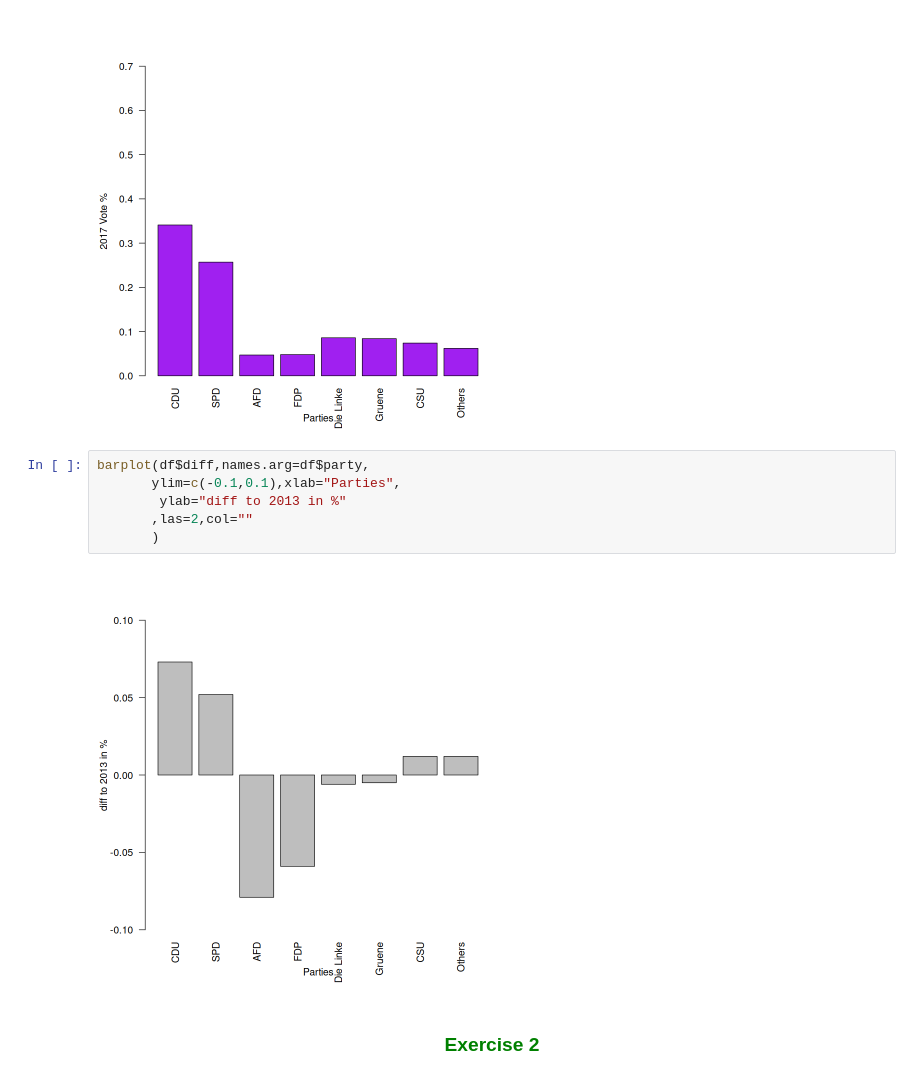
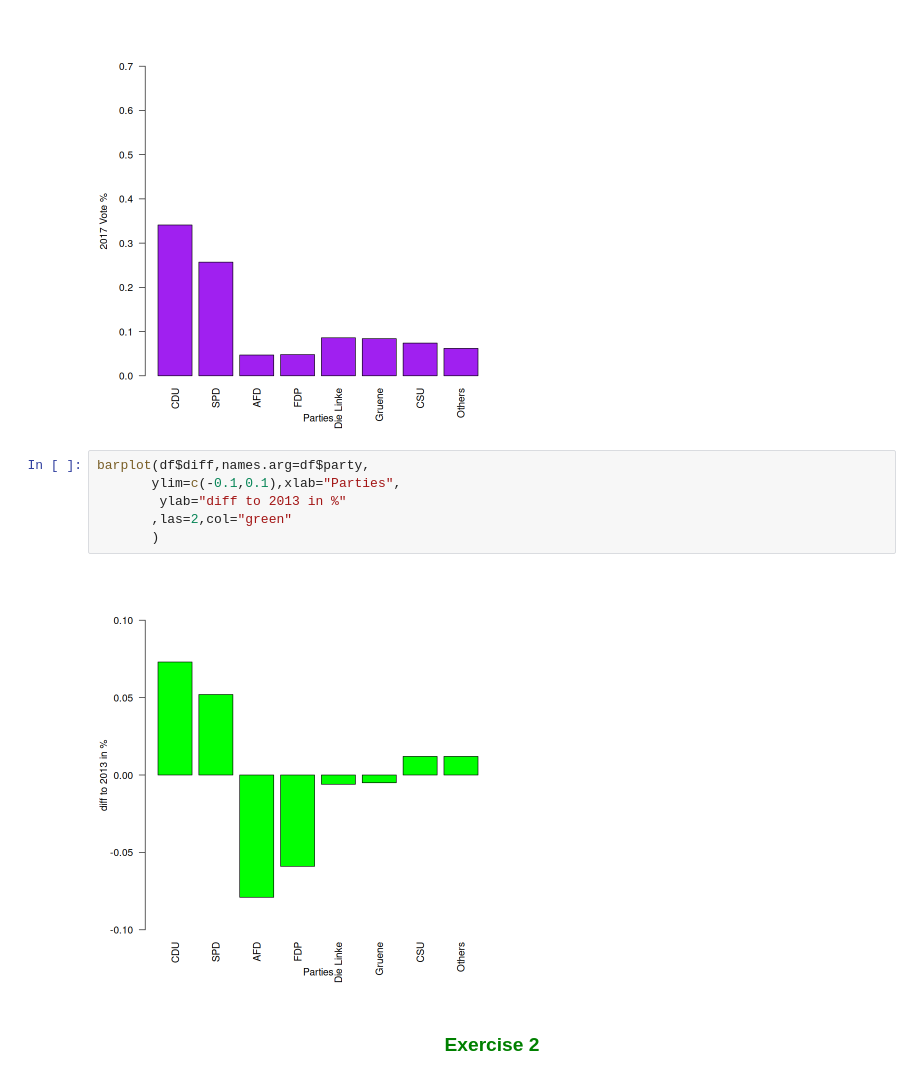
Before and after one commit to Jrana1/statistics-tutorials, a Jupyter notebook: Descriptive-Statistics/Sheet3_Solutions.ipynb, the cells around one changed output. Saved outputs shown, nothing was run; the diff lists cells and outputs as text.

```diff
--- a/Descriptive-Statistics/Sheet3_Solutions.ipynb
+++ b/Descriptive-Statistics/Sheet3_Solutions.ipynb
@@ -90,11 +90,11 @@ barplot(df$res_2017,names.arg=df$party,
 # %%
 barplot(df$diff,names.arg=df$party,
        ylim=c(-0.1,0.1),xlab="Parties",
         ylab="diff to 2013 in %"
-       ,las=2,col=""
+       ,las=2,col="green"
        )
 # %% [output]
-[figure, old version]
+[figure, new version]
 # %% [markdown]
 <h3 style="color:green;text-align:center">Exercise 2</h3>
 # %% [markdown]
```
Also changed, not shown: parts of 93 cells of this notebook, 1 other file.
